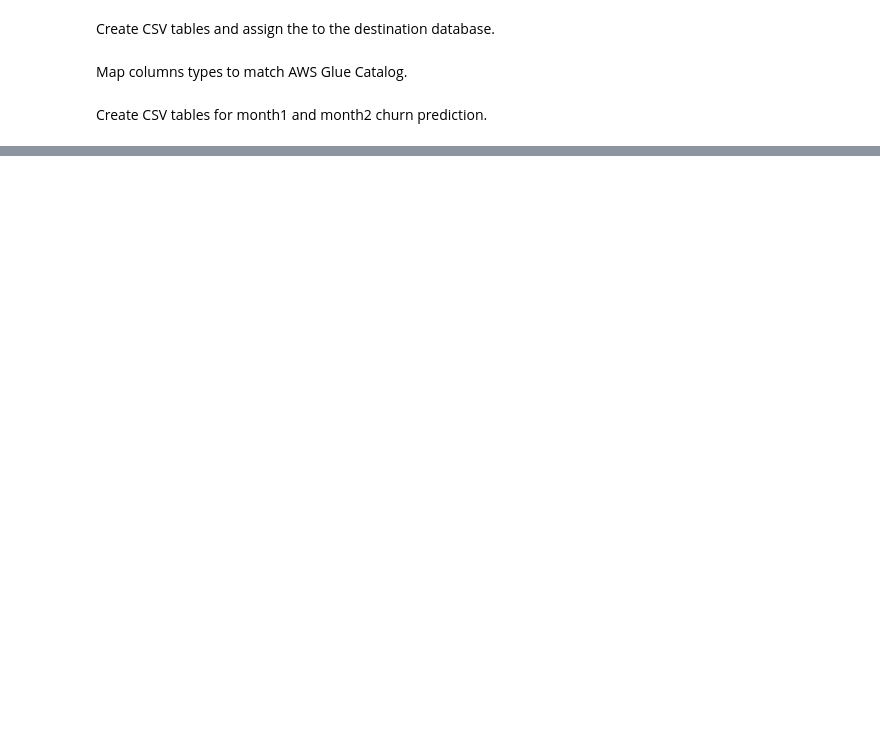
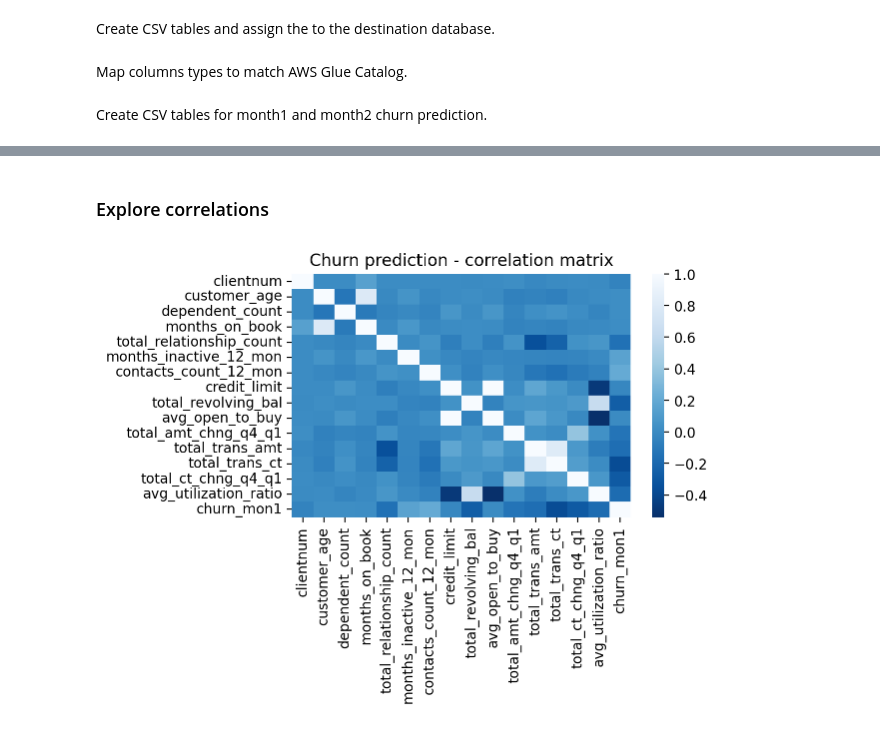
Before and after one commit to Badisj/AWS-Machine-Learning, a Jupyter notebook: Data Acquisition & Registry/Dataset Registry & Visualization.ipynb, the cells around one changed output, grey strips where cells are left out. Cells and saved outputs as stored; diff of their text form; code cells hidden in the pictures; blank space fills up the shorter version.

Commit message:
Commit data registration & visualization

```diff
--- a/Data Acquisition & Registry/Dataset Registry & Visualization.ipynb
+++ b/Data Acquisition & Registry/Dataset Registry & Visualization.ipynb
@@ -211,5 +237,8 @@ SELECT * FROM bank-churn-month1
 # %%
-# wr.athena.read_sql_query(
-#         sql=statement_table,
-#         database=database_name
-# )
+df_churn = wr.athena.read_sql_query(
+        sql=statement_table,
+        database=database_name
+)
+
+
+df_churn
@@ -215,0 +259,8 @@ SELECT * FROM bank-churn-month1
+# %% [markdown]
+### Explore  correlations
+# %%
+sns.heatmap(df_churn.corr(), cmap = 'Blues_r')
+plt.title('Churn prediction - correlation matrix')
+plt.tight_layout();
+# %% [output]
+[figure, added]
```
Also changed, not shown: parts of 29 cells of this notebook.
